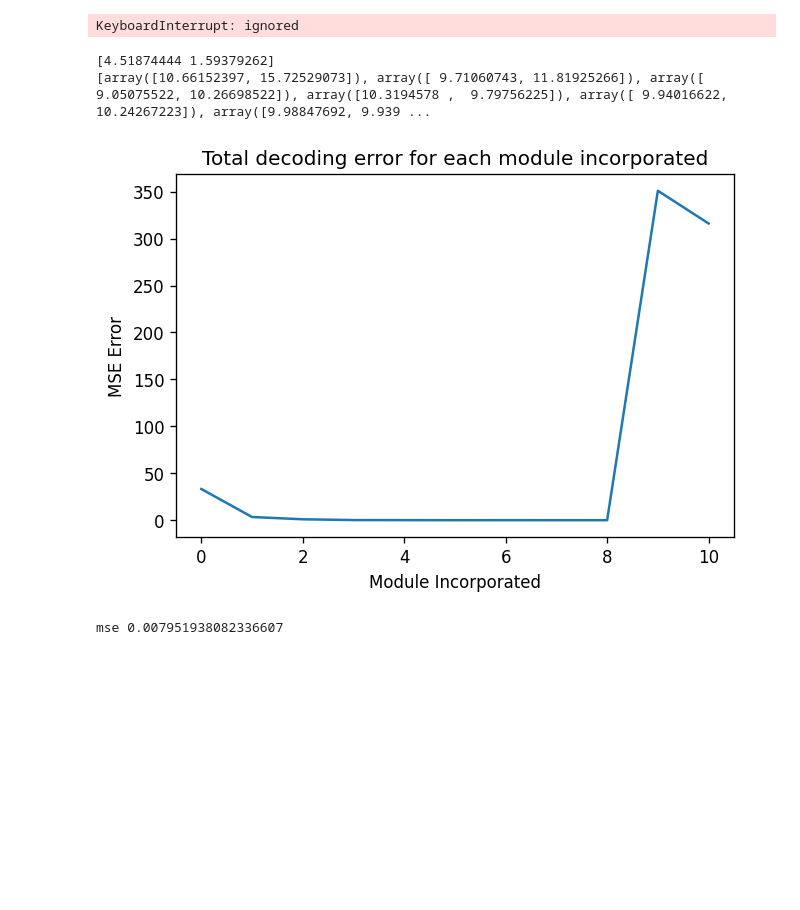
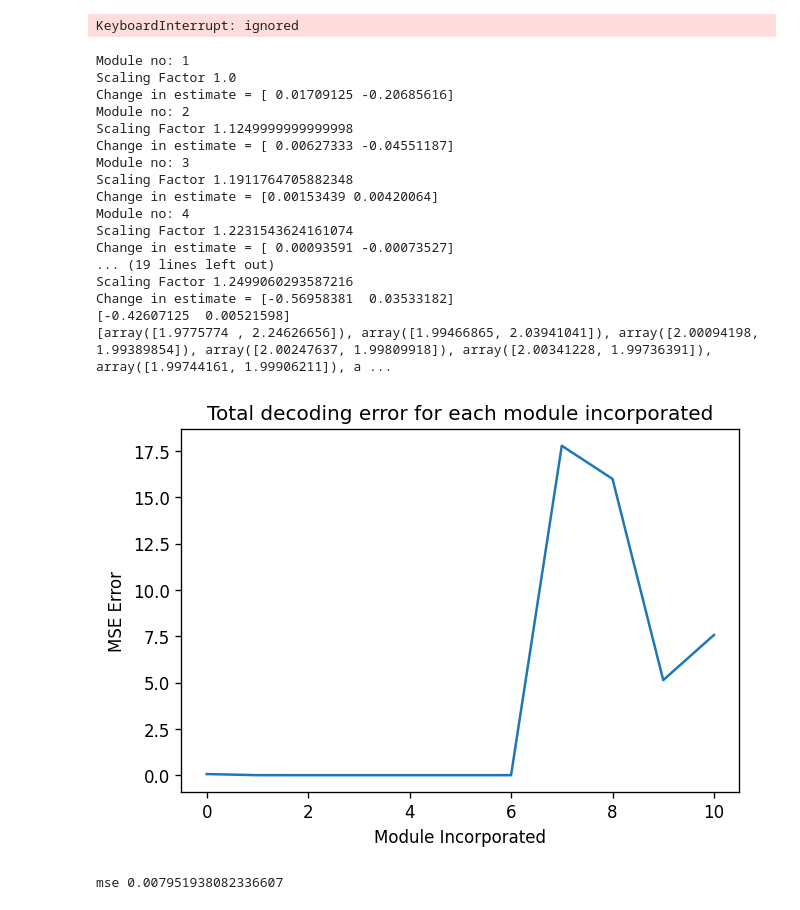
Before and after one commit to divyanshgupt/travelling-wave-mec, a Jupyter notebook: Grid_Cells - 2.ipynb, the cells around one changed output. Drawn from its saved outputs; the diff is of its cells as text; code cells hidden in the pictures; blank space fills up the shorter version.

Commit message:
issue in scaling factor in nested decoder

```diff
--- a/Grid_Cells - 2.ipynb
+++ b/Grid_Cells - 2.ipynb
@@ -938,7 +938,7 @@ def multi_firing_activity(modules, position, n_max, K, s):
 #@title Multiple Uniform Modules
 
 def multi_uniformModules(lam,
-                         cell_num_root,num_modules, s=1.4):
+                         cell_num_root,num_modules, s):
   '''
   To generate multiple uniform (relative phase) modules
   with same orientation and the same number
@@ -964,7 +964,7 @@ def multi_uniformModules(lam,
   return modules
 
 
-def multi_firing_activity(modules, position, n_max=10, K=65, s=1.4):
+def multi_firing_activity(modules, position, n_max, K, s):
   '''
   To evaluate the firing activity of all given modules at given
   position, assuming von-Mises Tuning, independent poisson cells
@@ -990,29 +990,33 @@ def multi_firing_activity(modules, position, n_max=10, K=65, s=1.4):
   for i in range(len(modules)):
     activity = fast_firing_activity(modules[i], position, n_max, K)
     multi_activity[:,i]=activity
-    K=K*1.3 #reduce firing fields in successive modules
+    K=K*s #reduce firing fields in successive modules
 
   return multi_activity
 
-def decode_2dpos_allm(gridcells,multi_firing):
+def decode_2dpos_allm(gridcells, multi_firing):
   '''decode position across multiple modules
   input: gridcells-list of modules , with each module a 2d array as defined in multi_uniformModules
   multi_firing: firing rate of all cells in the modules (for one position), 2d array:rows are cells, cols: are modules
   returns mostlikely position'''
+
   estimates = np.zeros((len(gridcells),2))
   for i in range(len(gridcells)):
     lam = gridcells[i][0,0]
     phases = gridcells[i][:, 2:]
     estimate = PopDecode2D(multi_firing[:,i], lam, phases)
     estimates[i] = estimate
+
   #recursive algorithm
   xl = estimates[0]
   cells0 = len(gridcells[0])
   lami0 = gridcells[0][0,0]
   prevnumer= cells0/(lami0**2)
   new_estimates = []
+
   for i in range(1,len(gridcells)):
-    del_hat=estimates[i]-xl # centering next lattice around previous estimate
+    print("Module no:", i)
+    del_hat = estimates[i]-xl # centering next lattice around previous estimate
 
     #calculating weights
     cellsi_1 = len(gridcells[i-1])
@@ -1020,10 +1024,16 @@ def decode_2dpos_allm(gridcells,multi_firing):
     numer = cellsi_1/(lami_1**2)
     new_estimates.append(xl)
 
-    xl = xl+ (numer/prevnumer)*del_hat #multiplying by weights
+    scaling_factor = numer/prevnumer
+    print("Scaling Factor", scaling_factor)
+    change = scaling_factor * del_hat
+    print("Change in estimate =", change)
+
+    xl = xl + change
     prevnumer += numer
 
   return xl, new_estimates
+
 def trajectory_1(total_steps =10):
     '''computes a random trajectory, returns 2d array where each row is x,y position'''
     '''plots & returns n*2 array of randomly generated postions'''
@@ -1059,37 +1069,52 @@ def decode_2dtraj_allm(traject,gridcells):
     estimates[i] = est
   return estimates
 # %%
-lam = 1000
-cell_num_root = 100
+lam = 100
+cell_num_root = 1000
 num_modules = 12
 s = 1.5
 K = 100
 
-position = np.array([10,10])
+position = np.array([2,2])
 #initialize grid cells
 gridcells = multi_uniformModules(lam, cell_num_root, num_modules, s) #increase cells for more accuracy
 
 #compute firing rate
-multi_firing = multi_firing_activity(gridcells, position)
+multi_firing = multi_firing_activity(gridcells, position, n_max, K, s)
 
 #decode position
 pos, estimates = decode_2dpos_allm(gridcells, multi_firing)
 print(pos)
 print(estimates)
 
 # Decoding Error
 mse = np.sum((position - estimates)**2, axis=1)
 
 plt.figure(dpi=120)
 plt.title("Total decoding error for each module incorporated")
 plt.plot(mse)
 plt.xlabel("Module Incorporated")
 plt.ylabel("MSE Error")
 plt.show()
 # %% [output]
-[4.51874444 1.59379262]
-[array([10.66152397, 15.72529073]), array([ 9.71060743, 11.81925266]), array([ 9.05075522, 10.26698522]), array([10.3194578 ,  9.79756225]), array([ 9.94016622, 10.24267223]), array([9.98847692, 9.939 ...
+Module no: 1
+Scaling Factor 1.0
+Change in estimate = [ 0.01709125 -0.20685616]
+Module no: 2
+Scaling Factor 1.1249999999999998
+Change in estimate = [ 0.00627333 -0.04551187]
+Module no: 3
+Scaling Factor 1.1911764705882348
+Change in estimate = [0.00153439 0.00420064]
+Module no: 4
+Scaling Factor 1.2231543624161074
+Change in estimate = [ 0.00093591 -0.00073527]
+... (19 lines left out)
+Scaling Factor 1.2499060293587216
+Change in estimate = [-0.56958381  0.03533182]
+[-0.42607125  0.00521598]
+[array([1.9775774 , 2.24626656]), array([1.99466865, 2.03941041]), array([2.00094198, 1.99389854]), array([2.00247637, 1.99809918]), array([2.00341228, 1.99736391]), array([1.99744161, 1.99906211]), a ...
-[figure, old version]
+[figure, new version]
 # %%
  # trajectory #1
  #intiailizae trajectory
```
